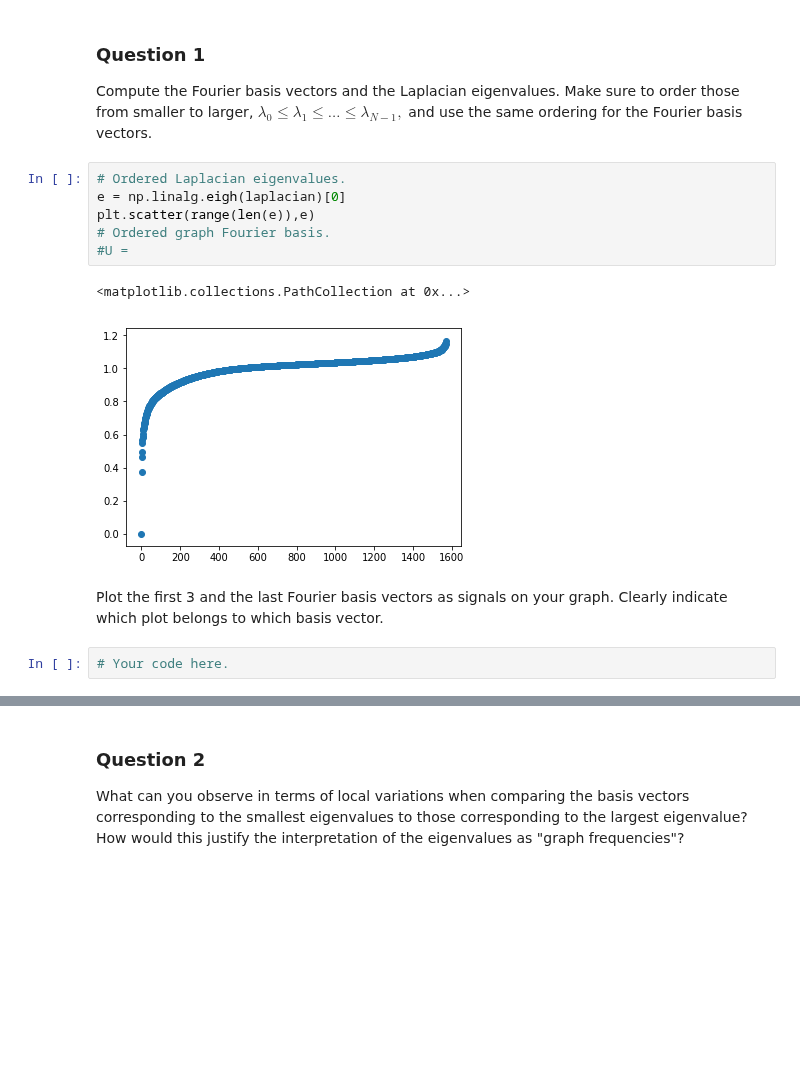
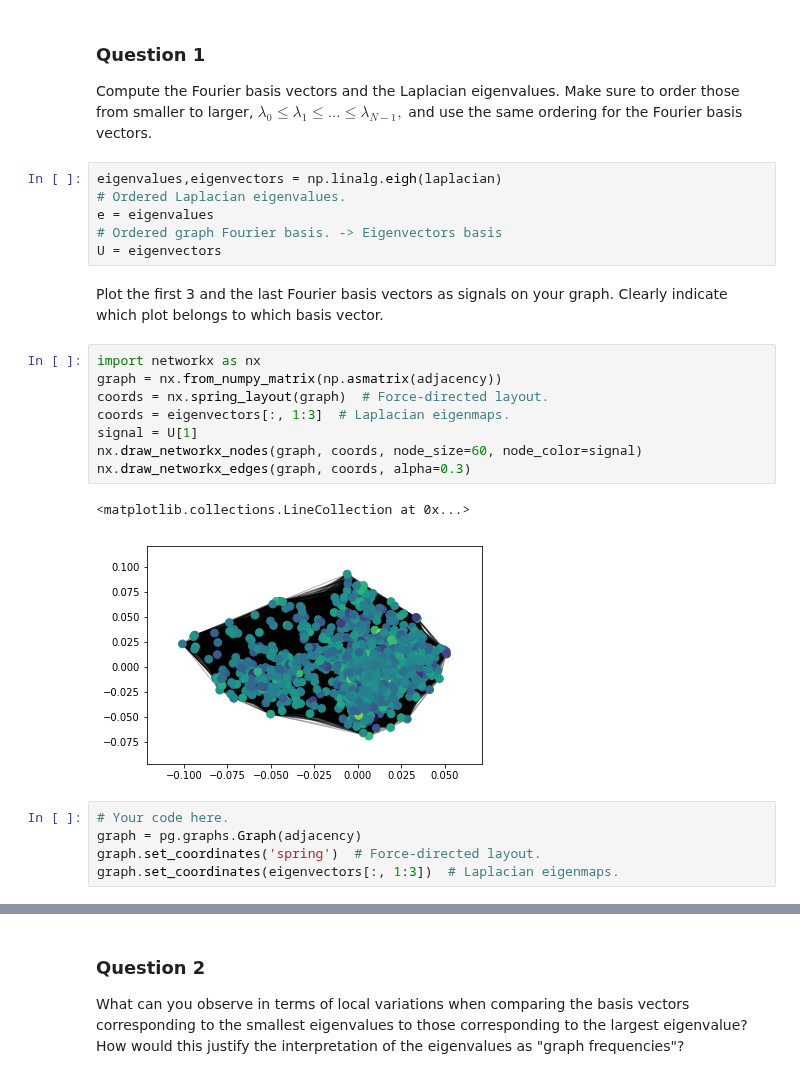
Before and after one commit to vndk36/Project_ntds2018, a Jupyter notebook: Milestone_4/4_AlCi.ipynb, the cells around one changed output, grey strips where cells are left out. Cells and saved outputs as stored; diff of their text form; blank space fills up the shorter version.

```diff
--- a/Milestone_4/4_AlCi.ipynb
+++ b/Milestone_4/4_AlCi.ipynb
@@ -147,15 +144,26 @@ In this section we will observe how your feature/label vector looks like in the
 
 Compute the Fourier basis vectors and the Laplacian eigenvalues. Make sure to order those from smaller to larger, $\lambda_0 \leq \lambda_1 \leq \dots \leq \lambda_{N-1},$ and use the same ordering for the Fourier basis vectors.
 # %%
+eigenvalues,eigenvectors = np.linalg.eigh(laplacian)
 # Ordered Laplacian eigenvalues.
-e = np.linalg.eigh(laplacian)[0]
-plt.scatter(range(len(e)),e)
-# Ordered graph Fourier basis.
-#U =
+e = eigenvalues
+# Ordered graph Fourier basis. -> Eigenvectors basis
+U = eigenvectors
-# %% [output]
-<matplotlib.collections.PathCollection at 0x...>
-[figure, removed]
 # %% [markdown]
 Plot the first 3 and the last Fourier basis vectors as signals on your graph. Clearly indicate which plot belongs to which basis vector.
-# %%
-# Your code here.
+# %%
+import networkx as nx
+graph = nx.from_numpy_matrix(np.asmatrix(adjacency))
+coords = nx.spring_layout(graph)  # Force-directed layout.
+coords = eigenvectors[:, 1:3]  # Laplacian eigenmaps.
+signal = U[1]
+nx.draw_networkx_nodes(graph, coords, node_size=60, node_color=signal)
+nx.draw_networkx_edges(graph, coords, alpha=0.3)
+# %% [output]
+<matplotlib.collections.LineCollection at 0x...>
+[figure, added]
+# %%
+# Your code here.
+graph = pg.graphs.Graph(adjacency)
+graph.set_coordinates('spring')  # Force-directed layout.
+graph.set_coordinates(eigenvectors[:, 1:3])  # Laplacian eigenmaps.
```
Also changed, not shown: parts of 4 cells of this notebook.
